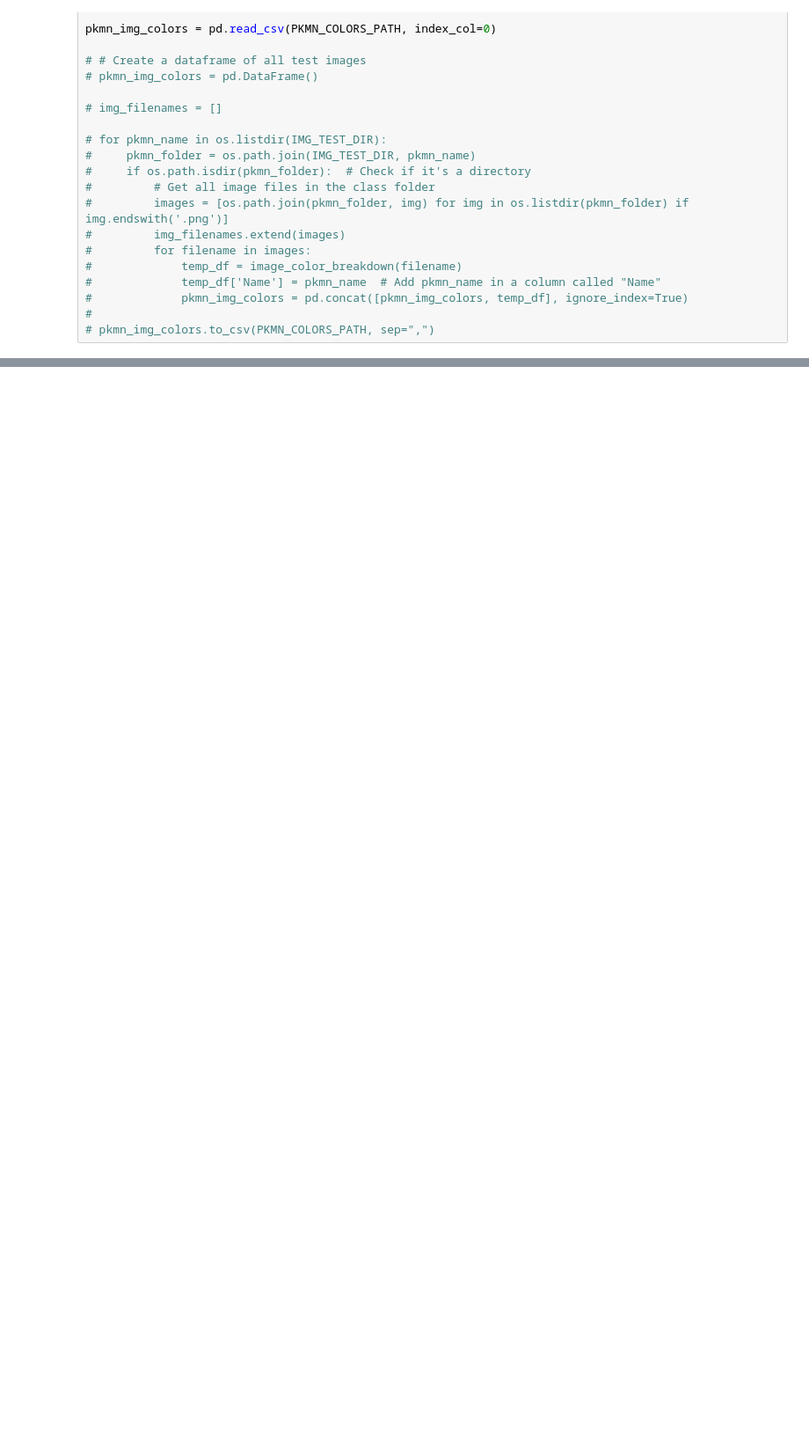
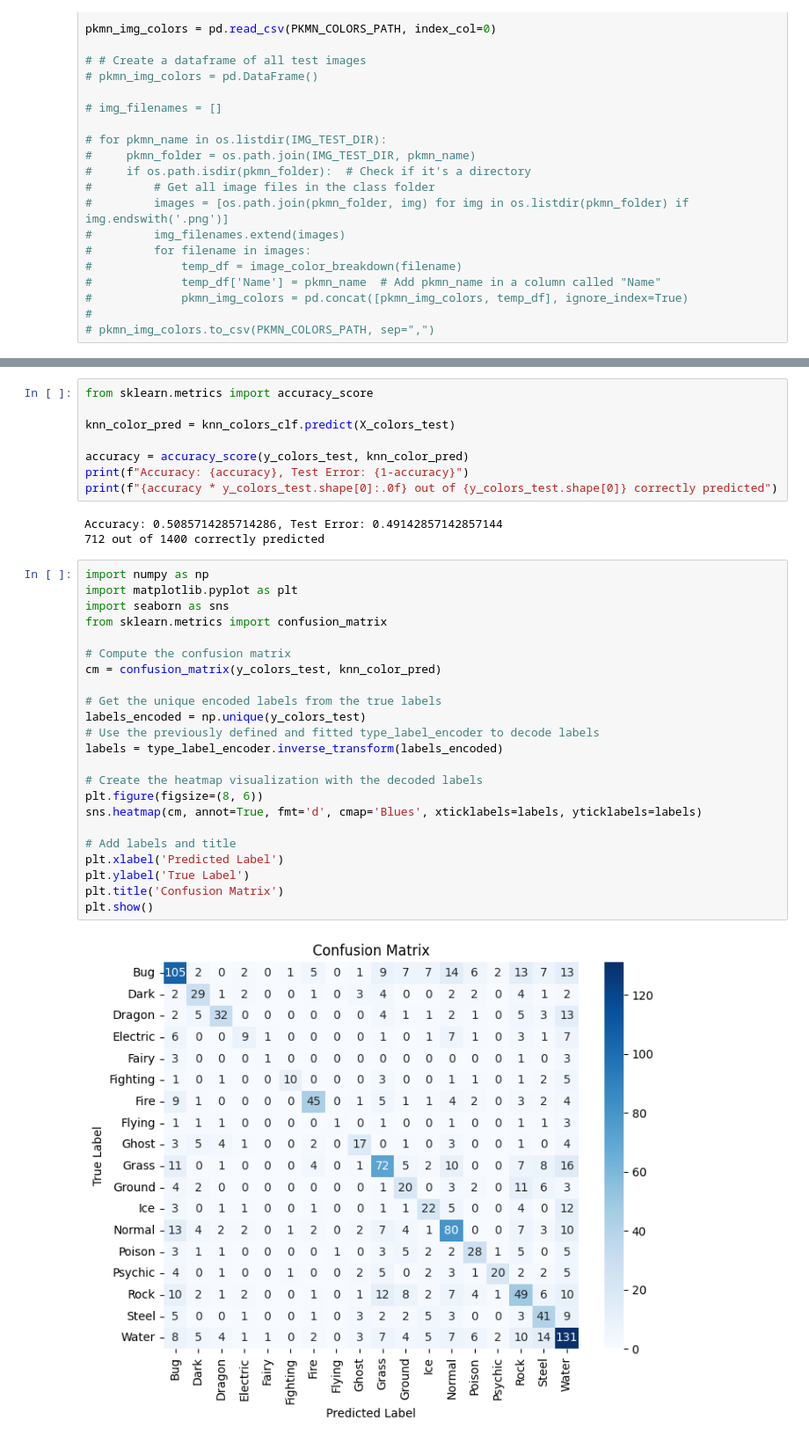
Before and after one commit to KyberCritter/Classify-Them-All, a Jupyter notebook: main.ipynb, the cells around one changed output, grey strips where cells are left out. Shown: that part at 88% size. Drawn from its saved outputs; the diff is of its cells as text; blank space fills up the shorter version.

Commit message:
added color analysis knn

```diff
--- a/main.ipynb
+++ b/main.ipynb
@@ -306,0 +331,36 @@ print(pkmn_img_data.head())
+# %%
+from sklearn.metrics import accuracy_score
+
+knn_color_pred = knn_colors_clf.predict(X_colors_test)
+
+accuracy = accuracy_score(y_colors_test, knn_color_pred)
+print(f"Accuracy: {accuracy}, Test Error: {1-accuracy}")
+print(f"{accuracy * y_colors_test.shape[0]:.0f} out of {y_colors_test.shape[0]} correctly predicted")
+# %% [output]
+Accuracy: 0.5085714285714286, Test Error: 0.49142857142857144
+712 out of 1400 correctly predicted
+# %%
+import numpy as np
+import matplotlib.pyplot as plt
+import seaborn as sns
+from sklearn.metrics import confusion_matrix
+
+# Compute the confusion matrix
+cm = confusion_matrix(y_colors_test, knn_color_pred)
+
+# Get the unique encoded labels from the true labels
+labels_encoded = np.unique(y_colors_test)
+# Use the previously defined and fitted type_label_encoder to decode labels
+labels = type_label_encoder.inverse_transform(labels_encoded)
+
+# Create the heatmap visualization with the decoded labels
+plt.figure(figsize=(8, 6))
+sns.heatmap(cm, annot=True, fmt='d', cmap='Blues', xticklabels=labels, yticklabels=labels)
+
+# Add labels and title
+plt.xlabel('Predicted Label')
+plt.ylabel('True Label')
+plt.title('Confusion Matrix')
+plt.show()
+# %% [output]
+[figure, added]
```
Also changed, not shown: parts of 7 cells of this notebook.
